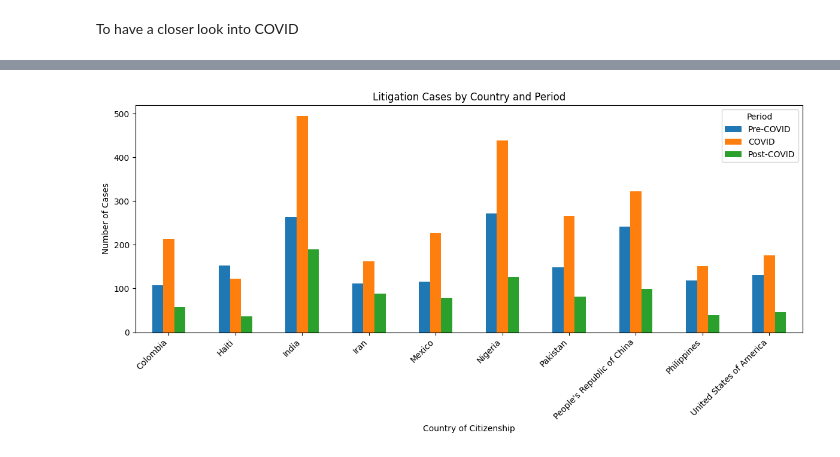
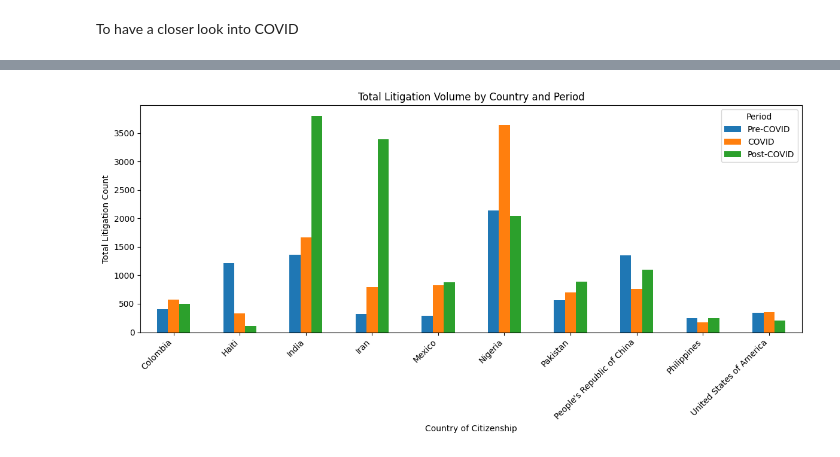
Before and after one commit to ismailbhinder/Public-Transparency-for-Immigration-Law-Canada, a Jupyter notebook: EDA.ipynb, the cells around one changed output, grey strips where cells are left out. Drawn from its saved outputs; the diff is of its cells as text; code cells hidden in the pictures.

Commit message:
updated charts, added more insights

```diff
--- a/EDA.ipynb
+++ b/EDA.ipynb
@@ -76,8 +104,0 @@ Name: count, dtype: int64
-# %%
-# focus on the top 10 countries that have the most cases
-top_countries = [
-    'India', 'Nigeria', "People's Republic of China", 'Pakistan', 'Mexico',
-    'Colombia', 'Iran', 'United States of America', 'Haiti', 'Philippines'
-]
-
-top_10 = df[df['Country of Citizenship'].isin(top_countries)]
@@ -118,14 +129,13 @@ plt.show()
 To have a closer look into COVID
 # %%
 top_10 = top_10.copy()
-top_10['Period'] = top_10.index.to_series().astype(int).apply(classify_period)
 # %%
 def classify_period(year):
     if year in [2018, 2019]:
         return 'Pre-COVID'
-    elif year in [2020, 2021, 2022]:
+    elif year in [2020, 2021]:
         return 'COVID'
-    elif year == 2023:
+    elif year in [2022,  2023]:
         return 'Post-COVID'
     else:
         return 'Other'
@@ -149,22 +161,21 @@ plt.show()
 # %%
 import matplotlib.pyplot as plt
 
-# group and count, unstack Periods
 grouped = (
-    top_10.groupby(['Country of Citizenship', 'Period'])
-    .size()
+    top_10.groupby(['Country of Citizenship', 'Period'])['LIT Litigation Count']
+    .sum()
     .unstack(fill_value=0)
     .reindex(columns=['Pre-COVID', 'COVID', 'Post-COVID'])  # enforce desired order
 )
 
 # plot
 grouped.plot(kind='bar', figsize=(12,6))
-plt.title('Litigation Cases by Country and Period')
+plt.title('Total Litigation Volume by Country and Period')
 plt.xlabel('Country of Citizenship')
-plt.ylabel('Number of Cases')
+plt.ylabel('Total Litigation Count')
 plt.xticks(rotation=45, ha='right')
 plt.legend(title='Period')
 plt.tight_layout()
 plt.show()
 # %% [output]
-[figure, old version]
+[figure, new version]
```
Also changed, not shown: parts of 28 cells of this notebook.
